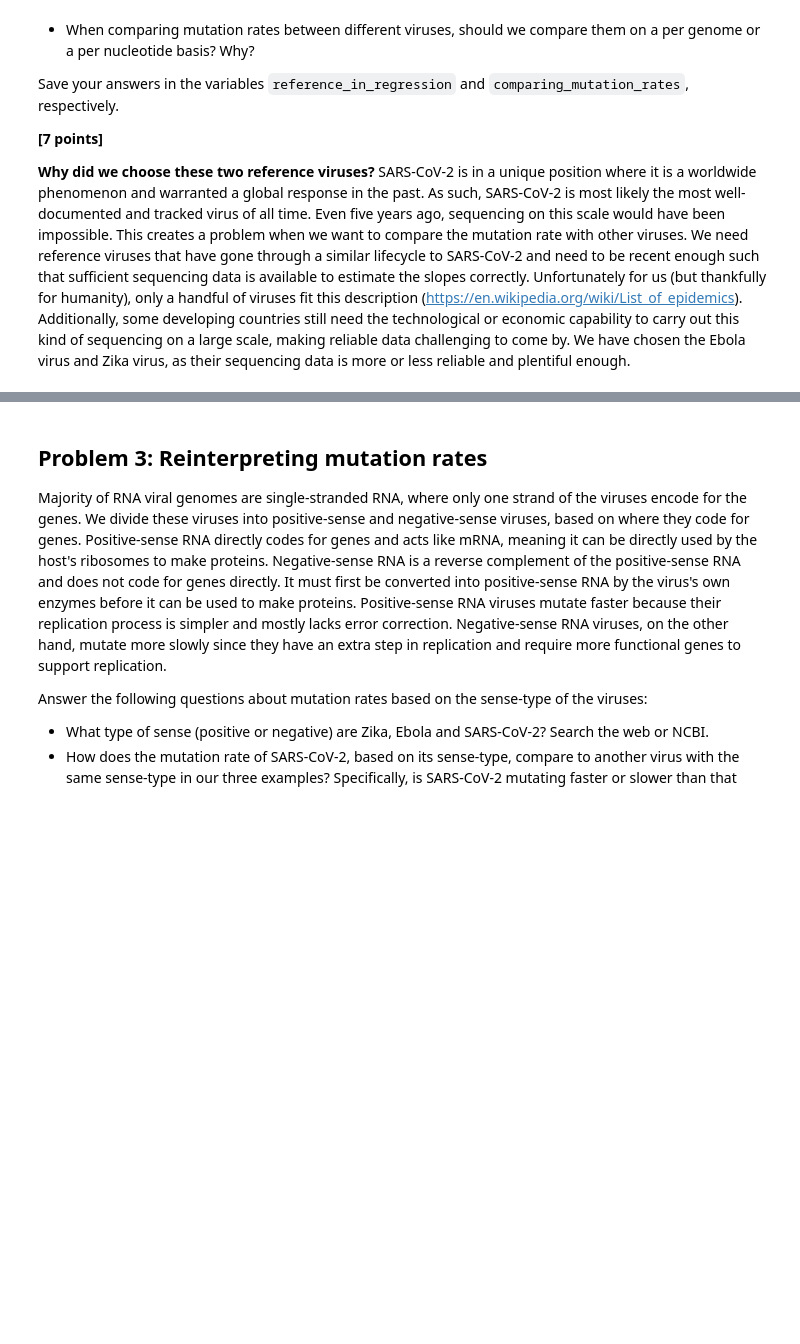
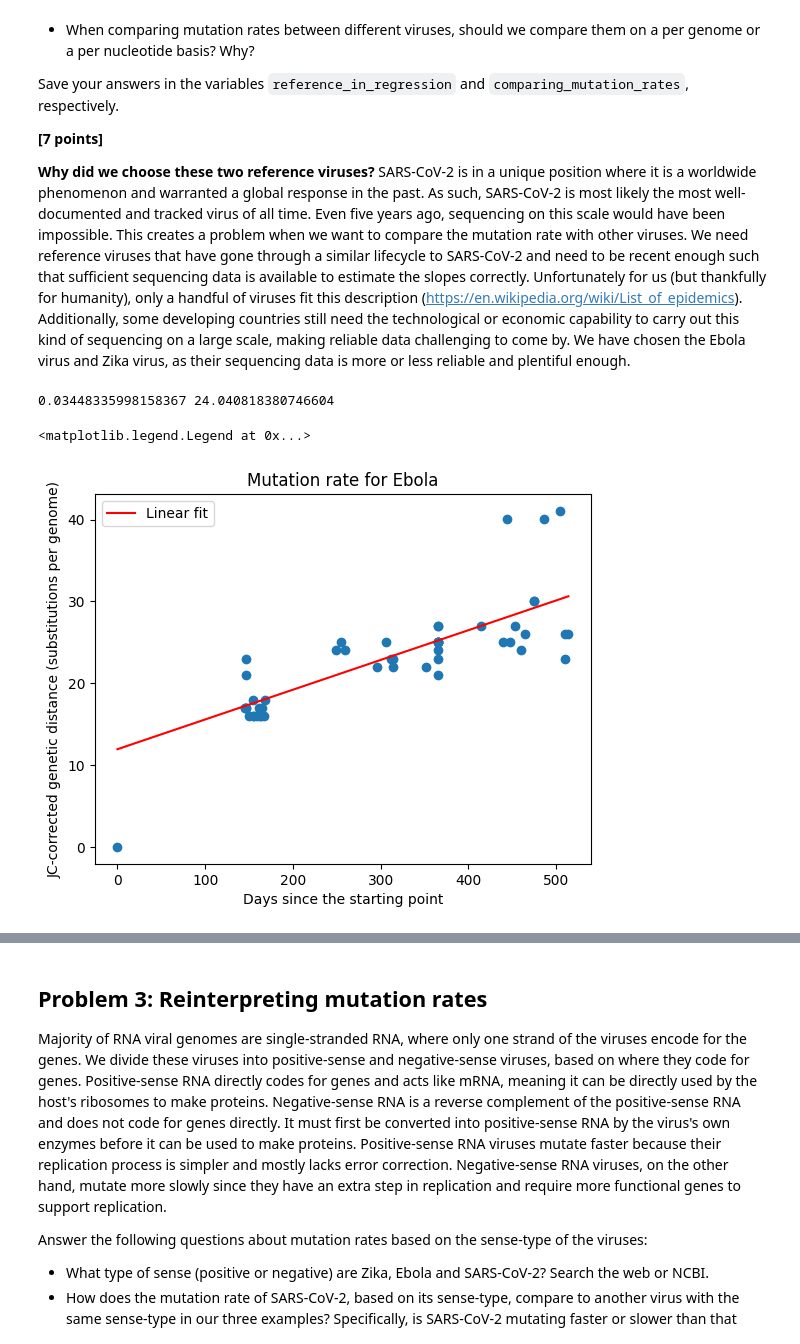
Before and after one commit to ashleeton/assign_viral_evo, a Jupyter notebook: viral_evo_workbook.ipynb, the cells around one changed output, grey strips where cells are left out. Drawn from its saved outputs; the diff is of its cells as text; code cells hidden in the pictures; blank space fills up the shorter version.

Commit message:
finished code for problem 2 and changed the reference sequence for sars2 to be from ncbi instead of from data given, used ncbi throughout all of problem 1 as the reference sequence

```diff
--- a/viral_evo_workbook.ipynb
+++ b/viral_evo_workbook.ipynb
@@ -80,13 +98,10 @@ for record in SeqIO.parse("data/p1-sars-cov-2-variants.fasta", "fasta"):
     dates.append(pd.to_datetime(parts[2]))
     seqs.append(str(record.seq))
 
-r = ids.index("NC_045512.2")
-
-ref_seq = seqs[r]
 start = min(dates)
 
 days = []
 distances = []
 for d, s in zip(dates, seqs):
     days.append((d - start).days)
-    distances.append(jukes_cantor(ref_seq, s))
+    distances.append(jukes_cantor(ncbi_seq, s))
@@ -156,3 +173,13 @@ Save your answers in the variables `reference_in_regression` and `comparing_muta
 
 
 **Why did we choose these two reference viruses?** SARS-CoV-2 is in a unique position where it is a worldwide phenomenon and warranted a global response in the past. As such, SARS-CoV-2 is most likely the most well-documented and tracked virus of all time. Even five years ago, sequencing on this scale would have been impossible. This creates a problem when we want to compare the mutation rate with other viruses. We need reference viruses that have gone through a similar lifecycle to SARS-CoV-2 and need to be recent enough such that sufficient sequencing data is available to estimate the slopes correctly. Unfortunately for us (but thankfully for humanity), only a handful of viruses fit this description (https://en.wikipedia.org/wiki/List_of_epidemics). Additionally, some developing countries still need the technological or economic capability to carry out this kind of sequencing on a large scale, making reliable data challenging to come by. We have chosen the Ebola virus and Zika virus, as their sequencing data is more or less reliable and plentiful enough.
+# %%
+# reading ebola virus sequences
+e_ids = []
+e_dates = []
+e_seqs = []
+for record in SeqIO.parse("data/p2-ebola-viruses.fasta", "fasta"):
+    parts = record.description.split("|")
+    e_ids.append(parts[0])
+    e_dates.append(pd.to_datetime(parts[2]))
+    e_seqs.append(str(record.seq))
@@ -158,0 +196,46 @@ Save your answers in the variables `reference_in_regression` and `comparing_muta
+# %%
+# getting reference ebola virus and the start of the dates
+e_ref = e_seqs[0]
+e_start = min(e_dates)
+
+# create days and distances for ebola virus
+e_days = []
+e_distances = []
+for d, s in zip(e_dates, e_seqs):
+    e_days.append((d - e_start).days)
+    e_distances.append(jukes_cantor(e_ref, s))
+
+# create the line of best fit for ebola
+e_slope, e_intercept = np.polyfit(e_days[1:], e_distances[1:], 1)   # leave out the reference
+# %%
+# getting reference zika virus and the start of the dates
+z_ref = z_seqs[0]
+z_start = min(z_dates)
+
+# create days and distances for zika virus
+z_days = []
+z_distances = []
+for d, s in zip(z_dates, z_seqs):
+    z_days.append((d - z_start).days)
+    z_distances.append(jukes_cantor(z_ref, s))
+
+# create the line of best fit for zika
+z_slope, z_intercept = np.polyfit(z_days[1:], z_distances[1:], 1)   # leave out the reference
+print(z_slope, z_intercept)
+# %% [output]
+0.03448335998158367 24.040818380746604
+# %%
+# plot mutation rate for ebola
+fig, ax = plt.subplots()
+ax.scatter(e_days, e_distances)
+ax.set_xlabel("Days since the starting point")
+ax.set_ylabel("JC-corrected genetic distance (substitutions per genome)")
+ax.set_title("Mutation rate for Ebola")
+
+x_line = np.array([0, max(e_days)])
+y_line = e_slope*x_line + e_intercept
+ax.plot(x_line, y_line, color="red", label=f"Linear fit")
+ax.legend()
+# %% [output]
+<matplotlib.legend.Legend at 0x...>
+[figure, added]
```
Also changed, not shown: parts of 11 cells of this notebook, 1 other file.
